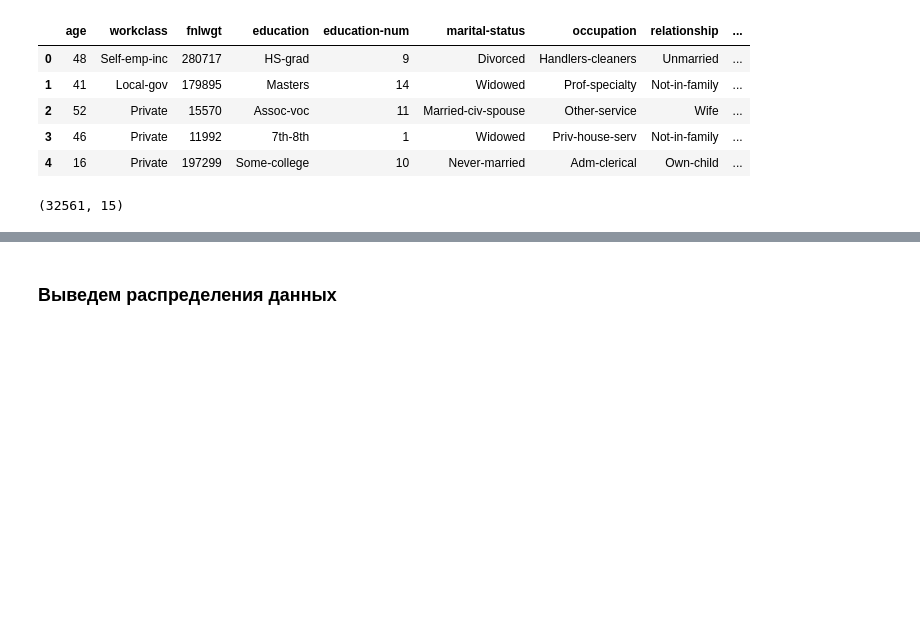
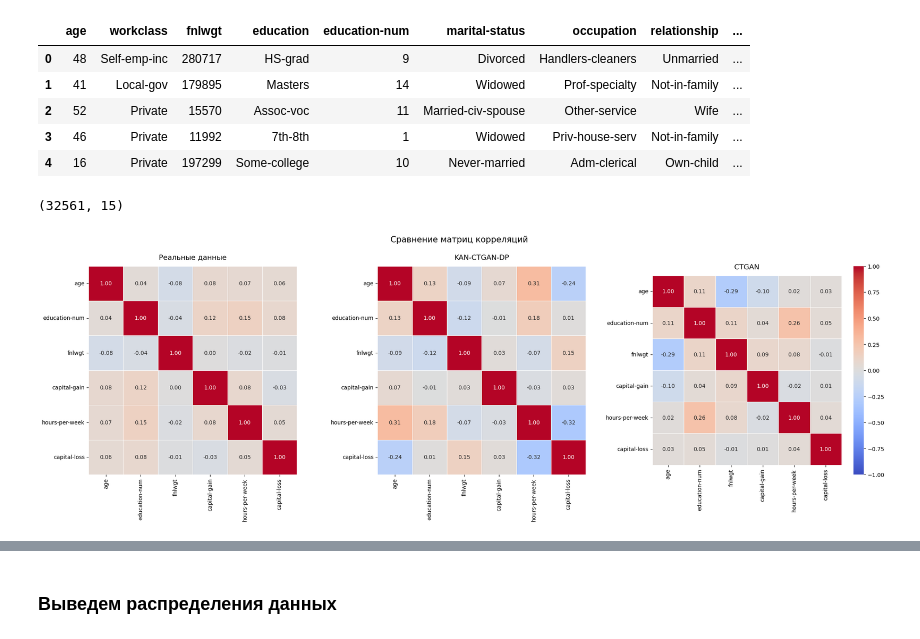
Before and after one commit to dmitry798/CTGAN-with-KAN-blocks, a Jupyter notebook: main/metrics/utility.ipynb, the cells around one changed output, grey strips where cells are left out. Saved outputs shown, nothing was run; the diff lists cells and outputs as text; code cells hidden in the pictures; blank space fills up the shorter version.

```diff
--- a/main/metrics/utility.ipynb
+++ b/main/metrics/utility.ipynb
@@ -84,3 +158,42 @@ synthetic_data_ctgan.head()
 synthetic_data_ctgan.shape
 # %% [output]
 (32561, 15)
+# %%
+import pandas as pd
+import seaborn as sns
+import matplotlib.pyplot as plt
+
+# Считаем корреляции для каждого датасета
+corr_real = df[numeric_cols].corr()
+corr_kan  = synthetic_data_kan_ctgan_dp[numeric_cols].corr()
+corr_ctgan = synthetic_data_ctgan[numeric_cols].corr()
+
+fig, axes = plt.subplots(1, 3, figsize=(22, 7))
+
+datasets = [
+    (corr_real,  "Реальные данные"),
+    (corr_kan,   "KAN-CTGAN-DP"),
+    (corr_ctgan, "CTGAN"),
+]
+
+for ax, (corr, title) in zip(axes, datasets):
+    sns.heatmap(
+        corr,
+        annot=True,
+        fmt=".2f",
+        cmap="coolwarm",
+        center=0,
+        linewidths=0.5,
+        square=True,
+        vmin=-1, vmax=1,          # одинаковая шкала у всех
+        cbar=ax == axes[-1],      # colorbar только у последнего
+        ax=ax
+    )
+    ax.set_title(title, fontsize=13, pad=12)
+
+plt.suptitle("Сравнение матриц корреляций", fontsize=15, y=1.02)
+plt.tight_layout()
+plt.savefig("correlation_comparison.png", dpi=150, bbox_inches="tight")
+plt.show()
+# %% [output]
+[figure, added]
```
Also changed, not shown: parts of 8 cells of this notebook, 16 other files.
